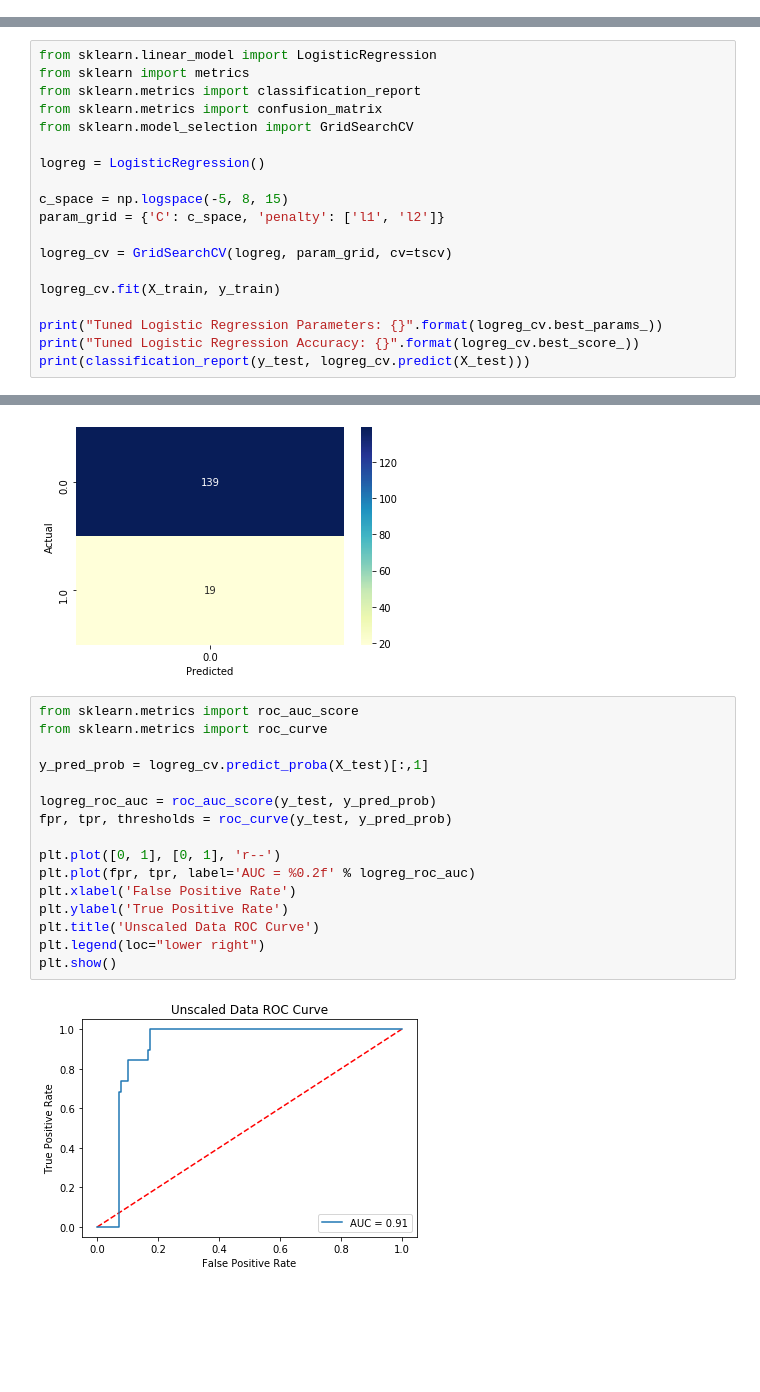
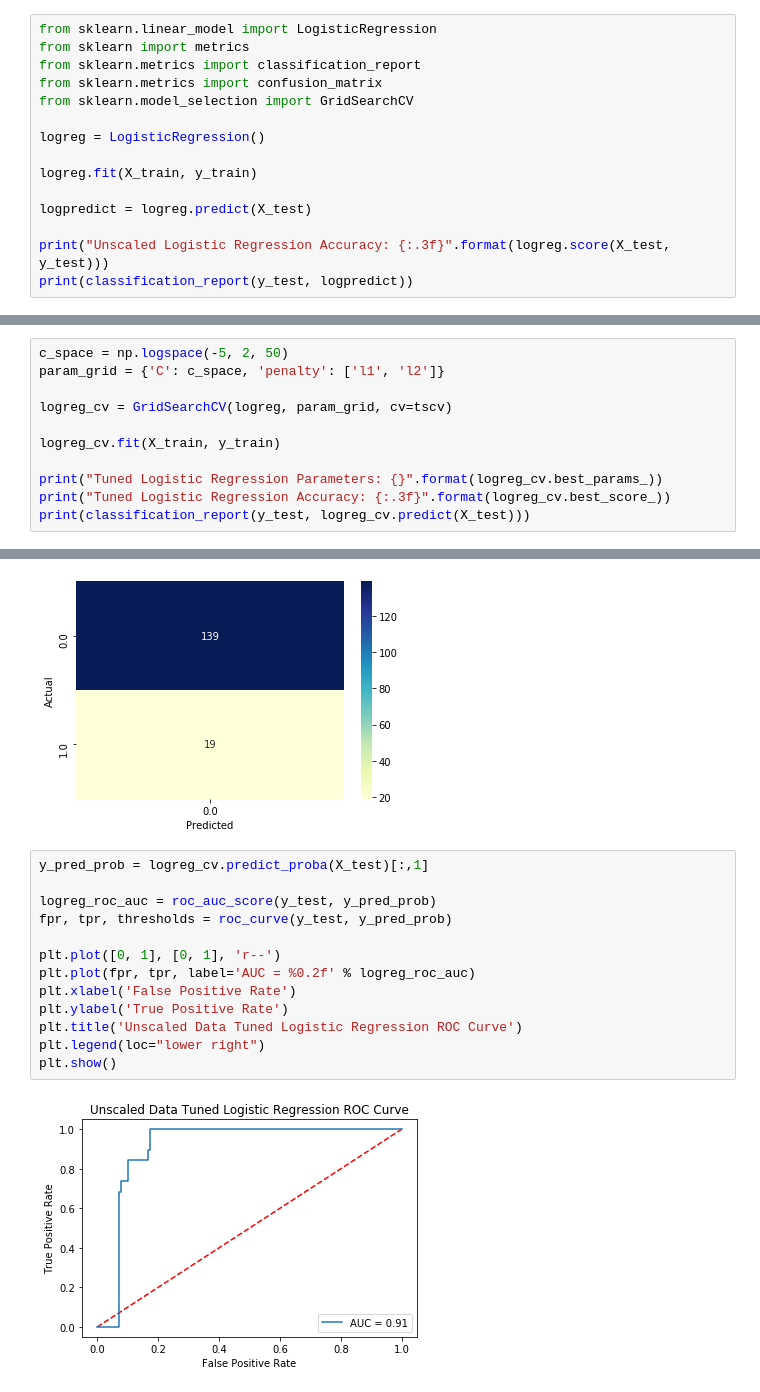
Before and after one commit to sheri-kamal/DATA71200-SP2020, a Jupyter notebook: Project 2 - Supervised Learning.ipynb, the cells around one changed output, grey strips where cells are left out. Drawn from its saved outputs; the diff is of its cells as text; blank space fills up the shorter version.

```diff
--- a/Project 2 - Supervised Learning.ipynb
+++ b/Project 2 - Supervised Learning.ipynb
@@ -59,3 +59,18 @@ Split 2. Training set observations: 178, Testing set observations: 87
 Split 3. Training set observations: 265, Testing set observations: 87
 Split 4. Training set observations: 352, Testing set observations: 87
 Split 5. Training set observations: 439, Testing set observations: 87
+# %%
+from sklearn.linear_model import LogisticRegression
+from sklearn import metrics
+from sklearn.metrics import classification_report
+from sklearn.metrics import confusion_matrix
+from sklearn.model_selection import GridSearchCV
+
+logreg = LogisticRegression()
+
+logreg.fit(X_train, y_train)
+
+logpredict = logreg.predict(X_test)
+
+print("Unscaled Logistic Regression Accuracy: {:.3f}".format(logreg.score(X_test, y_test)))
+print(classification_report(y_test, logpredict))
@@ -62,13 +109,5 @@ Split 5. Training set observations: 439, Testing set observations: 87
 # %%
-from sklearn.linear_model import LogisticRegression
-from sklearn import metrics
-from sklearn.metrics import classification_report
-from sklearn.metrics import confusion_matrix
-from sklearn.model_selection import GridSearchCV
-
-logreg = LogisticRegression()
-
-c_space = np.logspace(-5, 8, 15)
+c_space = np.logspace(-5, 2, 50)
 param_grid = {'C': c_space, 'penalty': ['l1', 'l2']}
 
 logreg_cv = GridSearchCV(logreg, param_grid, cv=tscv)
@@ -76,7 +115,7 @@ logreg_cv = GridSearchCV(logreg, param_grid, cv=tscv)
 logreg_cv.fit(X_train, y_train)
 
 print("Tuned Logistic Regression Parameters: {}".format(logreg_cv.best_params_))
-print("Tuned Logistic Regression Accuracy: {}".format(logreg_cv.best_score_))
+print("Tuned Logistic Regression Accuracy: {:.3f}".format(logreg_cv.best_score_))
 print(classification_report(y_test, logreg_cv.predict(X_test)))
 # %% [output]
 Tuned Logistic Regression Parameters: {'C': 1e-05, 'penalty': 'l2'}
@@ -96,20 +135,17 @@ sns.heatmap(confusion_matrix, annot=True, fmt='d', cmap="YlGnBu")
 <matplotlib.axes._subplots.AxesSubplot at 0x...>
 [figure]
 # %%
-from sklearn.metrics import roc_auc_score
-from sklearn.metrics import roc_curve
-
 y_pred_prob = logreg_cv.predict_proba(X_test)[:,1]
 
 logreg_roc_auc = roc_auc_score(y_test, y_pred_prob)
 fpr, tpr, thresholds = roc_curve(y_test, y_pred_prob)
 
 plt.plot([0, 1], [0, 1], 'r--')
 plt.plot(fpr, tpr, label='AUC = %0.2f' % logreg_roc_auc)
 plt.xlabel('False Positive Rate')
 plt.ylabel('True Positive Rate')
-plt.title('Unscaled Data ROC Curve')
+plt.title('Unscaled Data Tuned Logistic Regression ROC Curve')
 plt.legend(loc="lower right")
 plt.show()
 # %% [output]
-[figure, old version]
+[figure, new version]
```
Also changed, not shown: parts of 23 cells of this notebook.
